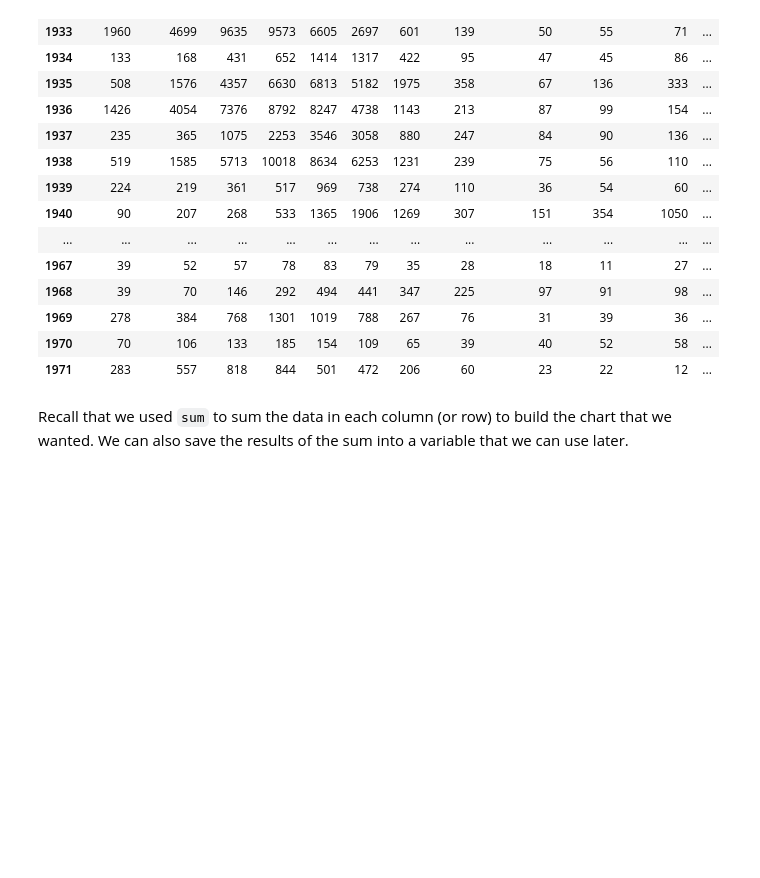
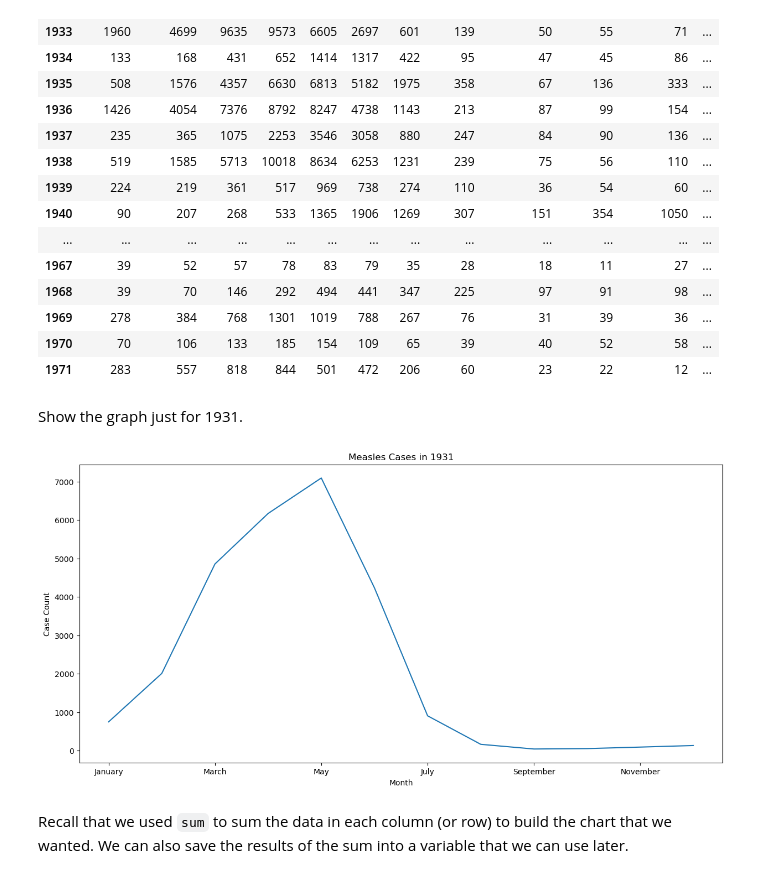
Before and after one commit to TeacherTalley/SummerSTEMUCA, a Jupyter notebook: Lecture 2 - Graphing Data.ipynb, the cells around one changed output. Drawn from its saved outputs; the diff is of its cells as text; code cells hidden in the pictures; blank space fills up the shorter version.

```diff
--- a/Lecture 2 - Graphing Data.ipynb
+++ b/Lecture 2 - Graphing Data.ipynb
@@ -742,6 +788,26 @@ measles
 | 1969 | 278 | 384 | 768 | 1301 | 1019 | 788 | 267 | 76 | 31 | 39 | 36 | ... |
 | 1970 | 70 | 106 | 133 | 185 | 154 | 109 | 65 | 39 | 40 | 52 | 58 | ... |
 | 1971 | 283 | 557 | 818 | 844 | 501 | 472 | 206 | 60 | 23 | 22 | 12 | ... |
+# %% [markdown]
+Show the graph just for 1931.
+# %%
+year = 1931
+graphtype = 'line'
+graphtitle = f'Measles Cases in {year}'
+
+figsize = (15, 7)
+
+xlabel = 'Month'
+ylabel = 'Case Count'
+
+ax = measles.loc[year].plot(kind=graphtype,
+                            title=graphtitle,
+                            xlabel=xlabel,
+                            ylabel=ylabel,
+                            figsize=figsize
+                           )
+# %% [output]
+[figure, added]
 # %% [markdown]
 Recall that we used `sum` to sum the data in each column (or row) to build the chart that we wanted.   We can also save the results of the sum into a variable that we can use later.
 # %%
```
Also changed, not shown: parts of 30 cells of this notebook.
